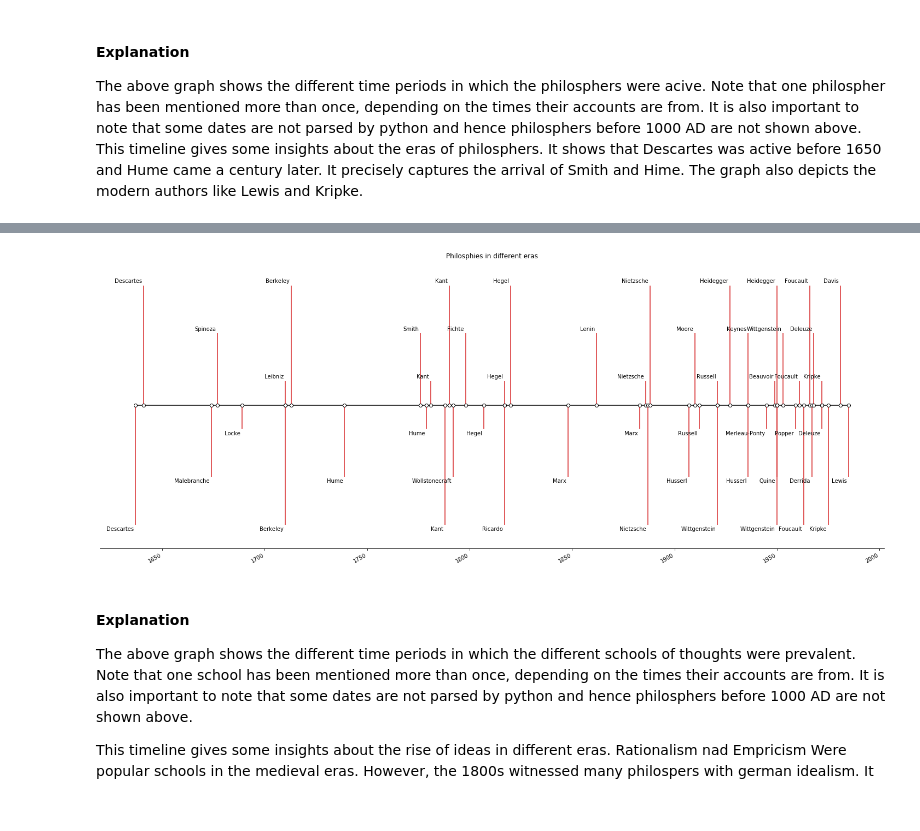
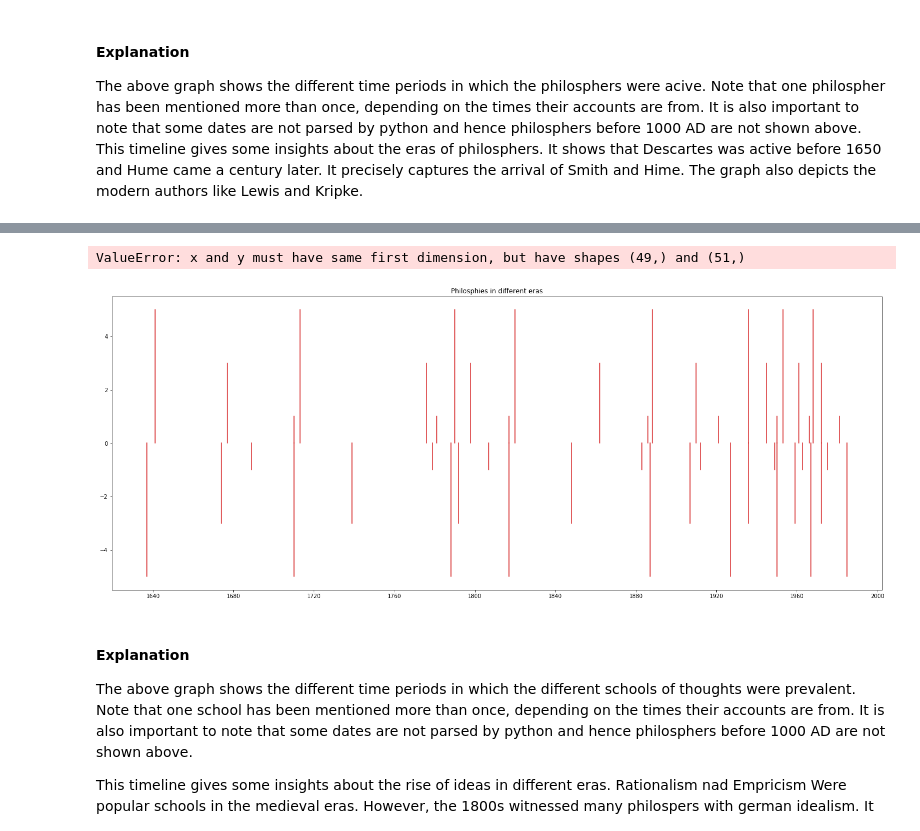
Before and after one commit to TZstatsADS/spring-2022-prj1-ZaighamKhan1991, a Jupyter notebook: output/Philosphy-Data-Analysis.ipynb, the cells around one changed output, grey strips where cells are left out. Saved outputs shown, nothing was run; the diff lists cells and outputs as text; code cells hidden in the pictures.

```diff
--- a/output/Philosphy-Data-Analysis.ipynb
+++ b/output/Philosphy-Data-Analysis.ipynb
@@ -102,3 +102,11 @@ plt.show()
 # %% [markdown]
 #### Explanation
 The above graph shows the different time periods in which the philosphers were acive. Note that one philospher has been mentioned more than once, depending on the times their accounts are from. It is also important to note that some dates are not parsed by python and hence philosphers before 1000 AD are not shown above. This timeline gives some insights about the eras of philosphers. It shows that Descartes was active before 1650 and Hume came a century later. It precisely captures the arrival of Smith and Hime. The graph also depicts the modern authors like Lewis and Kripke.
+# %%
+temp_df=philosphy_data_csv.sort_values(by=['original_publication_date'],ascending=True)
+temp_df=pd.DataFrame(temp_df.loc[:, ['school','original_publication_date']].drop_duplicates().values)
+dates = temp_df.iloc[:,1]
+names = temp_df.iloc[:,0]
+names=names[4:]
+dates=dates[4:].astype(str)
+dates
@@ -105,6 +131,4 @@ The above graph shows the different time periods in which the philosphers were a
 # %%
-temp_df=philosphy_data_csv.sort_values(by=['original_publication_date'],ascending=True)
-temp_df=pd.DataFrame(temp_df.loc[:, ['author','original_publication_date']].drop_duplicates().values)
 dates = temp_df.iloc[:,1]
 names = temp_df.iloc[:,0]
 #Removing negative value as python does not accept negative years as dates
@@ -117,34 +141,35 @@ fig, ax = plt.subplots(figsize=(20, 8), constrained_layout=True)
 ax.set(title="Philosphies in different eras")
 
 markerline, stemline, baseline = ax.stem(dates, levels,
                                          linefmt="C3-", basefmt="k-",
                                          use_line_collection=True)
 
 plt.setp(markerline, mec="k", mfc="w", zorder=3)
 
 # Shift the markers to the baseline by replacing the y-data by zeros.
 markerline.set_ydata(np.zeros(len(dates)))
 
 # annotate lines
 vert = np.array(['top', 'bottom'])[(levels > 0).astype(int)]
 for d, l, r, va in zip(dates, levels, names, vert):
     ax.annotate(r, xy=(d, l), xytext=(-3, np.sign(l)*3),
                 textcoords="offset points", va=va, ha="right")
 
 # format xaxis with 100 month intervals
 ax.get_xaxis().set_major_locator(mdates.YearLocator(50))
 ax.get_xaxis().set_major_formatter(mdates.DateFormatter("%Y"))
 plt.setp(ax.get_xticklabels(), rotation=30, ha="right")
 
 # remove y axis and spines
 ax.get_yaxis().set_visible(False)
 for spine in ["left", "top", "right"]:
     ax.spines[spine].set_visible(False)
 
 ax.margins(y=0.1)
 plt.show()
 # %% [output]
+ValueError: x and y must have same first dimension, but have shapes (49,) and (51,)
-[figure, old version]
+[figure, new version]
 # %% [markdown]
 #### Explanation
 The above graph shows the different time periods in which the different schools of thoughts were prevalent. Note that one school has been mentioned more than once, depending on the times their accounts are from. It is also important to note that some dates are not parsed by python and hence philosphers before 1000 AD are not shown above.
```
Also changed, not shown: parts of 4 cells of this notebook, 1 other file.
